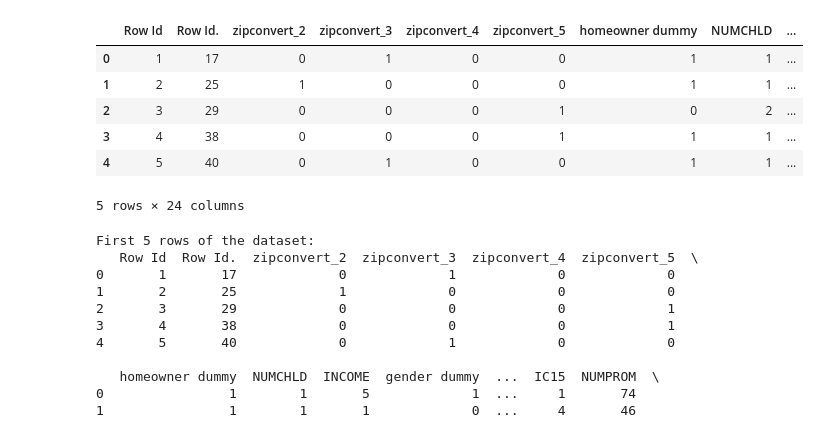
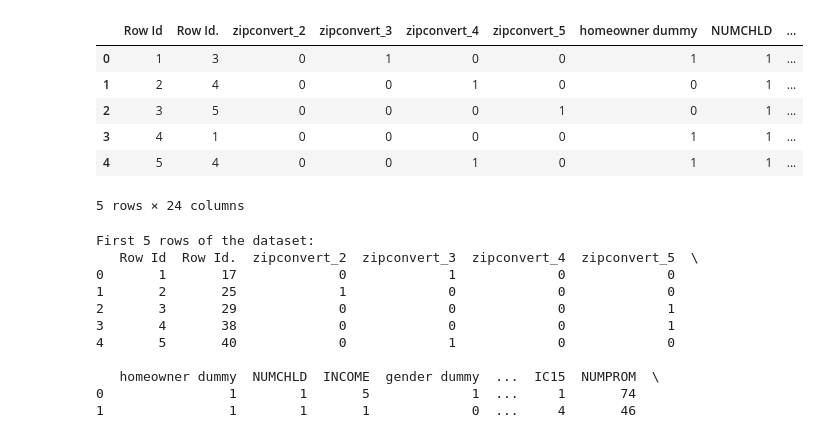
Before and after one commit to Gabeleo24/ADS-505-01, a Jupyter notebook: Mod 04/Assignment 4.1/Assignment 4.1.ipynb, the cells around one changed output. Cells and saved outputs as stored; diff of their text form; code cells hidden in the pictures.

```diff
--- a/Mod 04/Assignment 4.1/Assignment 4.1.ipynb
+++ b/Mod 04/Assignment 4.1/Assignment 4.1.ipynb
@@ -1,18 +1,23 @@
 # %%
 import pandas as pd
 import numpy as np
 
 df = pd.read_csv(
     "/Users/gabrielmancillas/Desktop/ADS 505-01/Mod 04/Assignment 4.1/Fundraising.csv"
 )
+dff = pd.read_csv(
+    "/Users/gabrielmancillas/Desktop/ADS 505-01/Mod 04/Assignment 4.1/FutureFundraising.csv"
+)
+
 df.head()
+dff.head()
 # %% [output]
 |  | Row Id | Row Id. | zipconvert_2 | zipconvert_3 | zipconvert_4 | zipconvert_5 | homeowner dummy | NUMCHLD | ... |
-| 0 | 1 | 17 | 0 | 1 | 0 | 0 | 1 | 1 | ... |
-| 1 | 2 | 25 | 1 | 0 | 0 | 0 | 1 | 1 | ... |
-| 2 | 3 | 29 | 0 | 0 | 0 | 1 | 0 | 2 | ... |
-| 3 | 4 | 38 | 0 | 0 | 0 | 1 | 1 | 1 | ... |
-| 4 | 5 | 40 | 0 | 1 | 0 | 0 | 1 | 1 | ... |
+| 0 | 1 | 3 | 0 | 1 | 0 | 0 | 1 | 1 | ... |
+| 1 | 2 | 4 | 0 | 0 | 1 | 0 | 0 | 1 | ... |
+| 2 | 3 | 5 | 0 | 0 | 0 | 1 | 0 | 1 | ... |
+| 3 | 4 | 1 | 0 | 0 | 0 | 0 | 1 | 1 | ... |
+| 4 | 5 | 4 | 0 | 0 | 1 | 0 | 1 | 1 | ... |
 5 rows × 24 columns
 # %%
 import pandas as pd
```
Also changed, not shown: parts of 8 cells of this notebook, 4 other files.
